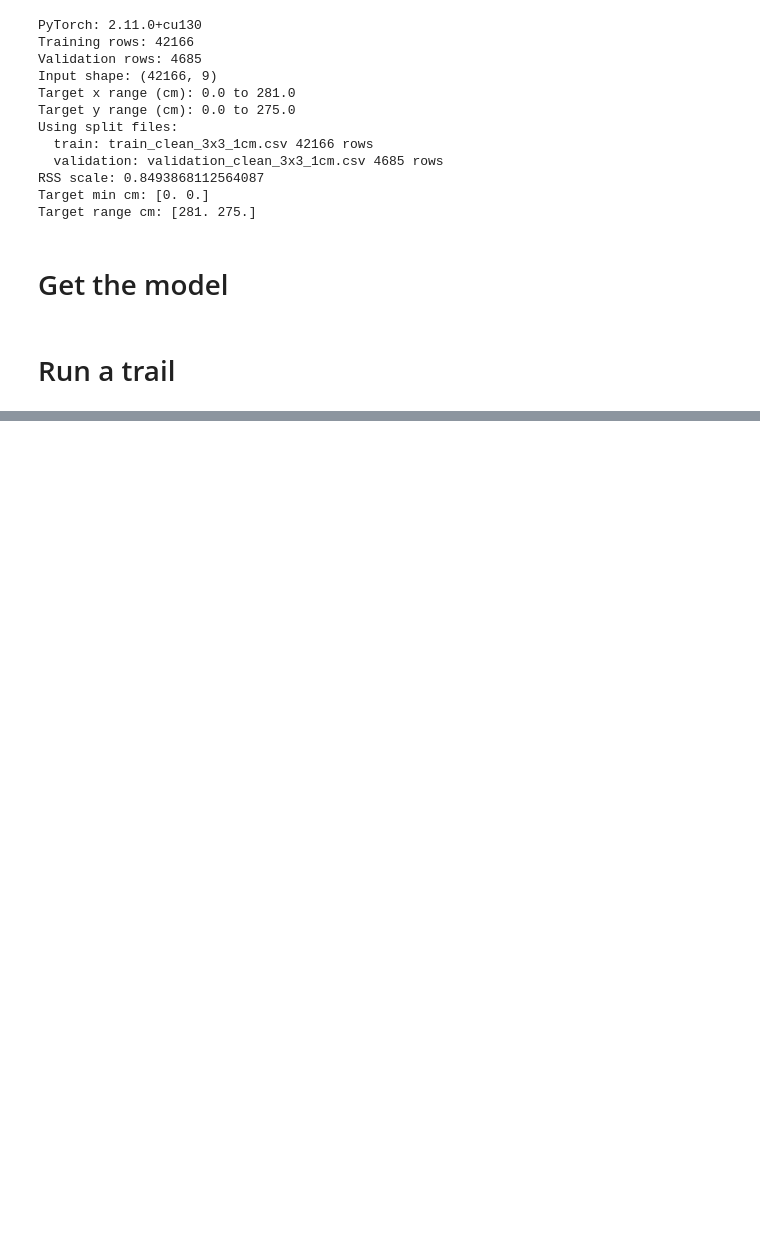
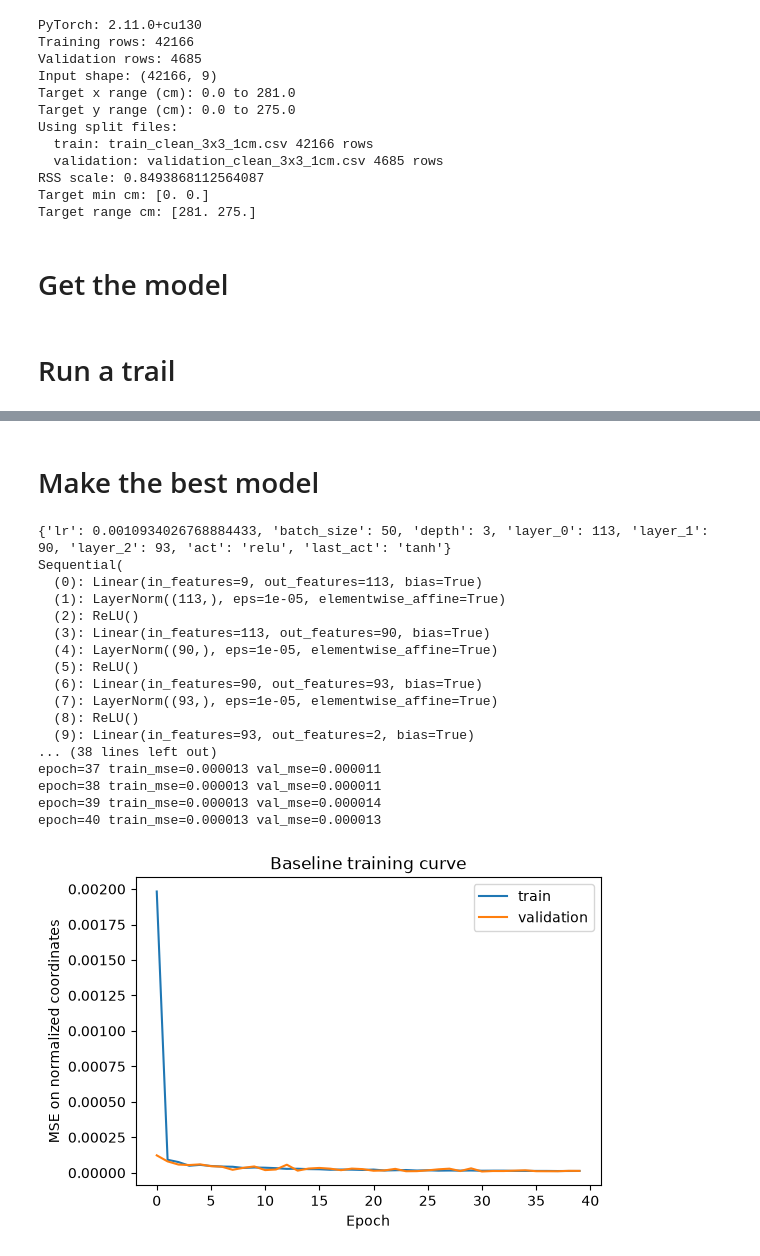
Before and after one commit to Lucan11/systems_meet_ai_hackaton, a Jupyter notebook: notebooks/hyperparameter_search.ipynb, the cells around one changed output, grey strips where cells are left out. Drawn from its saved outputs; the diff is of its cells as text; code cells hidden in the pictures; blank space fills up the shorter version.

Commit message:
Freeze task 1

```diff
--- a/notebooks/hyperparameter_search.ipynb
+++ b/notebooks/hyperparameter_search.ipynb
@@ -30,8 +30,9 @@ from torch import nn
 import torch
 import numpy as np
 from matplotlib import pyplot as plt
+import copy
 
-def train_model(model, optimizer, loss_fn, epochs, batch_size, plot: bool = False):
+def train_model(model, optimizer, loss_fn, epochs, batch_size, plot: bool = False, ret_model: bool = False):
     device = "cuda" if torch.cuda.is_available() else "cpu"
     X_train_t = torch.from_numpy(X_train).to(device)
     y_train_t = torch.from_numpy(y_train).to(device)
@@ -40,6 +41,8 @@ def train_model(model, optimizer, loss_fn, epochs, batch_size, plot: bool = Fals
     model = model.to(device)
 
     history = []
+    best_model = copy.deepcopy(model)
+    lowest_loss = float("inf")
     train_rng = np.random.default_rng(SEED)
     for epoch in range(epochs):
         model.train()
@@ -52,6 +55,8 @@ def train_model(model, optimizer, loss_fn, epochs, batch_size, plot: bool = Fals
             optimizer.zero_grad()
             loss = loss_fn(model(xb), yb)
             loss.backward()
+            if loss < lowest_loss:
+                best_model = copy.deepcopy(model)
             optimizer.step()
             running += float(loss.item()) * len(idx)
 
@@ -59,7 +64,7 @@ def train_model(model, optimizer, loss_fn, epochs, batch_size, plot: bool = Fals
         with torch.no_grad():
             val_loss = float(loss_fn(model(X_val_t), y_val_t).item())
         history.append((running / len(X_train), val_loss))
-        #print(f"epoch={epoch + 1:02d} train_mse={history[-1][0]:.6f} val_mse={val_loss:.6f}")
+        print(f"epoch={epoch + 1:02d} train_mse={history[-1][0]:.6f} val_mse={val_loss:.6f}")
 
     history = np.asarray(history, dtype=np.float32)
     if plot:
@@ -72,24 +77,30 @@ def train_model(model, optimizer, loss_fn, epochs, batch_size, plot: bool = Fals
         plt.title("Baseline training curve")
         plt.show()
 
+    if ret_model:
+        return best_model
     return np.min(history[:, 1])
 
 def run_trial(trial):
-    epochs = 50
+    epochs = 40
 
     print(trial)
     lr = trial.suggest_float("lr", 1e-5, 1e-1, log=True)
-    batch_size = 2048 #trial.suggest_int("batch_size", 16, 2048)
+    batch_size = trial.suggest_int("batch_size", 16, 4096)
 
     depth = trial.suggest_int("depth", 1, 6)
     layers = []
     for layer in range(depth):
-        layers.append(trial.suggest_int(f"layer_{layer}", 2, 64))
+        width = trial.suggest_int(f"layer_{layer}", 2, 128)
+        layers.append(width)
 
     # Start and end are fixed
     layers = [9] + layers + [2]
 
-    model = model_cls(layers=layers)
+    act = trial.suggest_categorical("act", ["relu", "tanh", "sigmoid", ""])
+    last_act = trial.suggest_categorical("last_act", ["relu", "tanh", "sigmoid", ""])
+
+    model = model_cls(layers=layers, activation=act, last_act=last_act)
     optimizer = torch.optim.Adam(model.parameters(), lr=lr)
     loss_fn = nn.MSELoss()
 
@@ -98,8 +109,8 @@ def run_trial(trial):
 import optuna
 from optuna.trial import TrialState
 
-study = optuna.create_study(direction='minimize', study_name="task_1", storage="sqlite:///optuna/trail_1.db")
-study.optimize(run_trial, n_trials=5, show_progress_bar=True)
+study = optuna.create_study(direction='minimize', study_name="task_1", load_if_exists=True, storage="sqlite:///trail_1.db")
+study.optimize(run_trial, n_trials=25, show_progress_bar=True)
 
 pruned_trials = study.get_trials(deepcopy=False, states=[TrialState.PRUNED])
 complete_trials = study.get_trials(deepcopy=False, states=[TrialState.COMPLETE])
@@ -131,3 +158,41 @@ show(fig)
 
 fig = optuna.visualization.plot_slice(study)
 show(fig)
+# %% [markdown]
+# Make the best model
+# %%
+best_params = study.best_params
+print(best_params)
+
+layers = []
+for layer_idx in range(best_params["depth"]):
+    layer_name = f"layer_{layer_idx}"
+    layer_size = best_params[layer_name]
+    layers.append(layer_size)
+layers = [9] + layers + [2]
+best_model = model_cls(layers=layers, activation=best_params["act"], last_act=best_params["last_act"])
+
+epochs = 40
+batch_size = best_params["batch_size"]
+optimizer = torch.optim.Adam(best_model.parameters(), lr=best_params["lr"])
+loss_fn = nn.MSELoss()
+best_model = train_model(best_model, optimizer, loss_fn, epochs, batch_size, plot=True, ret_model=True)
+# %% [output]
+{'lr': 0.0010934026768884433, 'batch_size': 50, 'depth': 3, 'layer_0': 113, 'layer_1': 90, 'layer_2': 93, 'act': 'relu', 'last_act': 'tanh'}
+Sequential(
+  (0): Linear(in_features=9, out_features=113, bias=True)
+  (1): LayerNorm((113,), eps=1e-05, elementwise_affine=True)
+  (2): ReLU()
+  (3): Linear(in_features=113, out_features=90, bias=True)
+  (4): LayerNorm((90,), eps=1e-05, elementwise_affine=True)
+  (5): ReLU()
+  (6): Linear(in_features=90, out_features=93, bias=True)
+  (7): LayerNorm((93,), eps=1e-05, elementwise_affine=True)
+  (8): ReLU()
+  (9): Linear(in_features=93, out_features=2, bias=True)
+... (38 lines left out)
+epoch=37 train_mse=0.000013 val_mse=0.000011
+epoch=38 train_mse=0.000013 val_mse=0.000011
+epoch=39 train_mse=0.000013 val_mse=0.000014
+epoch=40 train_mse=0.000013 val_mse=0.000013
+[figure, added]
```
Also changed, not shown: parts of 6 cells of this notebook, 3 other files.
